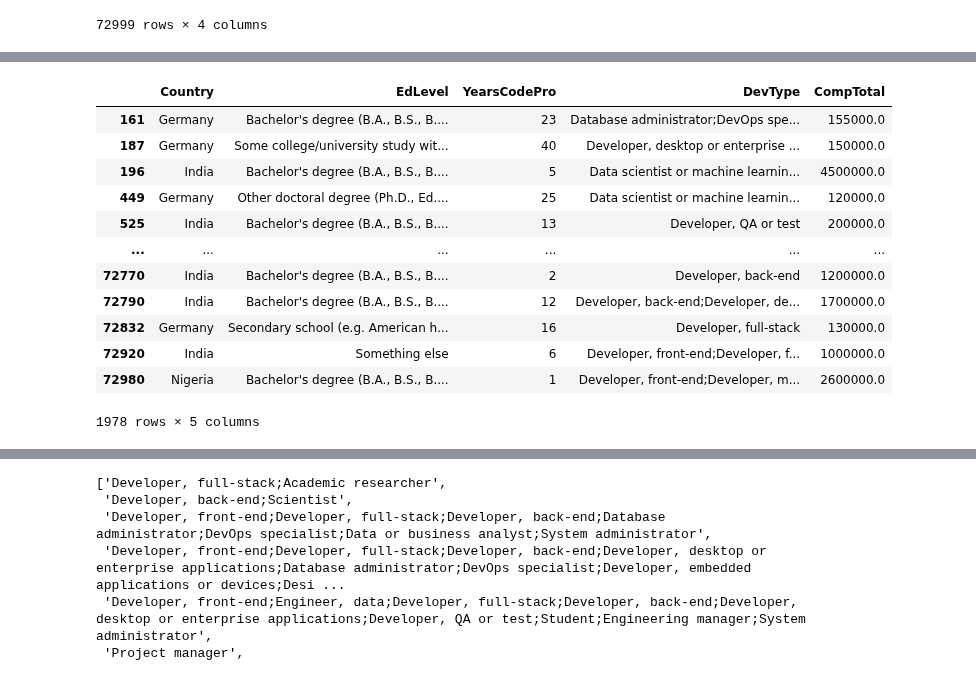
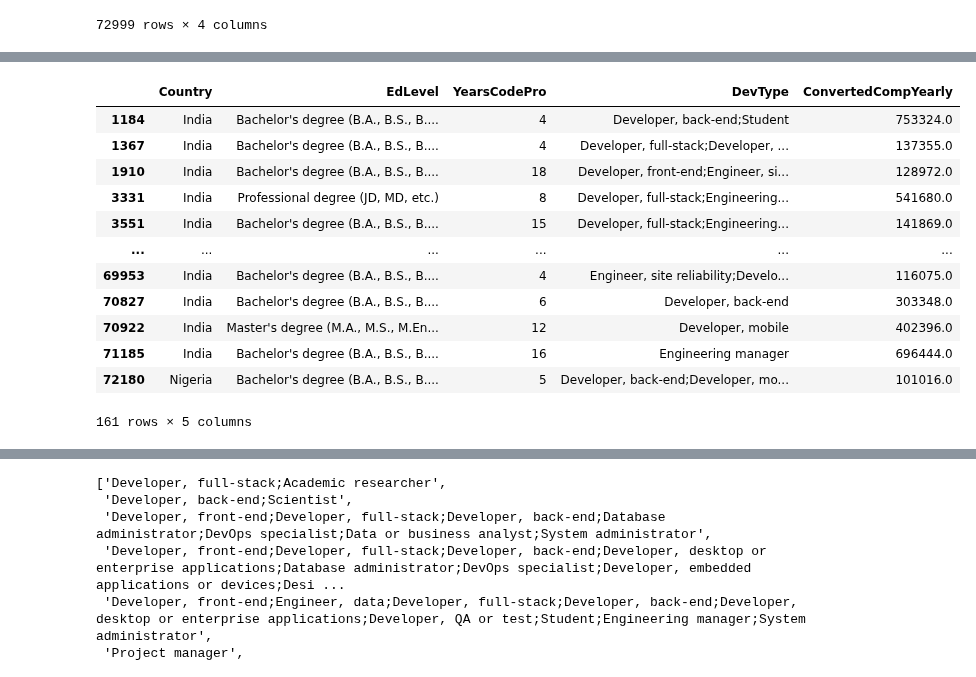
Before and after one commit to Ronnie5562/ML002, a Jupyter notebook: Section2/Pandas/Pandas Demo.ipynb, the cells around one changed output, grey strips where cells are left out. Drawn from its saved outputs; the diff is of its cells as text; code cells hidden in the pictures.

```diff
--- a/Section2/Pandas/Pandas Demo.ipynb
+++ b/Section2/Pandas/Pandas Demo.ipynb
@@ -201,22 +216,22 @@ pd.set_option('display.max_rows', 80)
 # %%
-Countries = ['United States', 'India', 'United Kingdom', 'Germany', 'Germany', 'Nigeria']
-third_filt = ((df['CompTotal'] > 100000) & (df['Country'].isin(Countries)))
+Countries = ['United States of America   ', 'India', 'United Kingdom', 'Nigeria']
+third_filt = ((df['ConvertedCompYearly'] > 100000) & (df['Country'].isin(Countries)))
 # %%
-df.loc[third_filt, ['Country', 'EdLevel', 'YearsCodePro', 'DevType', 'CompTotal']]
+df.loc[third_filt, ['Country', 'EdLevel', 'YearsCodePro', 'DevType', 'ConvertedCompYearly']]
 # %% [output]
-|  | Country | EdLevel | YearsCodePro | DevType | CompTotal |
-| 161 | Germany | Bachelor's degree (B.A., B.S., B.... | 23 | Database administrator;DevOps spe... | 155000.0 |
-| 187 | Germany | Some college/university study wit... | 40 | Developer, desktop or enterprise ... | 150000.0 |
-| 196 | India | Bachelor's degree (B.A., B.S., B.... | 5 | Data scientist or machine learnin... | 4500000.0 |
-| 449 | Germany | Other doctoral degree (Ph.D., Ed.... | 25 | Data scientist or machine learnin... | 120000.0 |
-| 525 | India | Bachelor's degree (B.A., B.S., B.... | 13 | Developer, QA or test | 200000.0 |
+|  | Country | EdLevel | YearsCodePro | DevType | ConvertedCompYearly |
+| 1184 | India | Bachelor's degree (B.A., B.S., B.... | 4 | Developer, back-end;Student | 753324.0 |
+| 1367 | India | Bachelor's degree (B.A., B.S., B.... | 4 | Developer, full-stack;Developer, ... | 137355.0 |
+| 1910 | India | Bachelor's degree (B.A., B.S., B.... | 18 | Developer, front-end;Engineer, si... | 128972.0 |
+| 3331 | India | Professional degree (JD, MD, etc.) | 8 | Developer, full-stack;Engineering... | 541680.0 |
+| 3551 | India | Bachelor's degree (B.A., B.S., B.... | 15 | Developer, full-stack;Engineering... | 141869.0 |
 | ... | ... | ... | ... | ... | ... |
-| 72770 | India | Bachelor's degree (B.A., B.S., B.... | 2 | Developer, back-end | 1200000.0 |
-| 72790 | India | Bachelor's degree (B.A., B.S., B.... | 12 | Developer, back-end;Developer, de... | 1700000.0 |
-| 72832 | Germany | Secondary school (e.g. American h... | 16 | Developer, full-stack | 130000.0 |
-| 72920 | India | Something else | 6 | Developer, front-end;Developer, f... | 1000000.0 |
-| 72980 | Nigeria | Bachelor's degree (B.A., B.S., B.... | 1 | Developer, front-end;Developer, m... | 2600000.0 |
+| 69953 | India | Bachelor's degree (B.A., B.S., B.... | 4 | Engineer, site reliability;Develo... | 116075.0 |
+| 70827 | India | Bachelor's degree (B.A., B.S., B.... | 6 | Developer, back-end | 303348.0 |
+| 70922 | India | Master's degree (M.A., M.S., M.En... | 12 | Developer, mobile | 402396.0 |
+| 71185 | India | Bachelor's degree (B.A., B.S., B.... | 16 | Engineering manager | 696444.0 |
+| 72180 | Nigeria | Bachelor's degree (B.A., B.S., B.... | 5 | Developer, back-end;Developer, mo... | 101016.0 |
-1978 rows × 5 columns
+161 rows × 5 columns
 # %%
 df['SOAccount'].replace({'Yes': 1, 'No': 0}, inplace=True) # I replaced all the 'Yes' with 1 and all the 'No' to 0 in the `SOAccount` column
 # Confused?? check the `updating` file in this repo to understand more.
```
Also changed, not shown: parts of 3 cells of this notebook, 4 other files.
